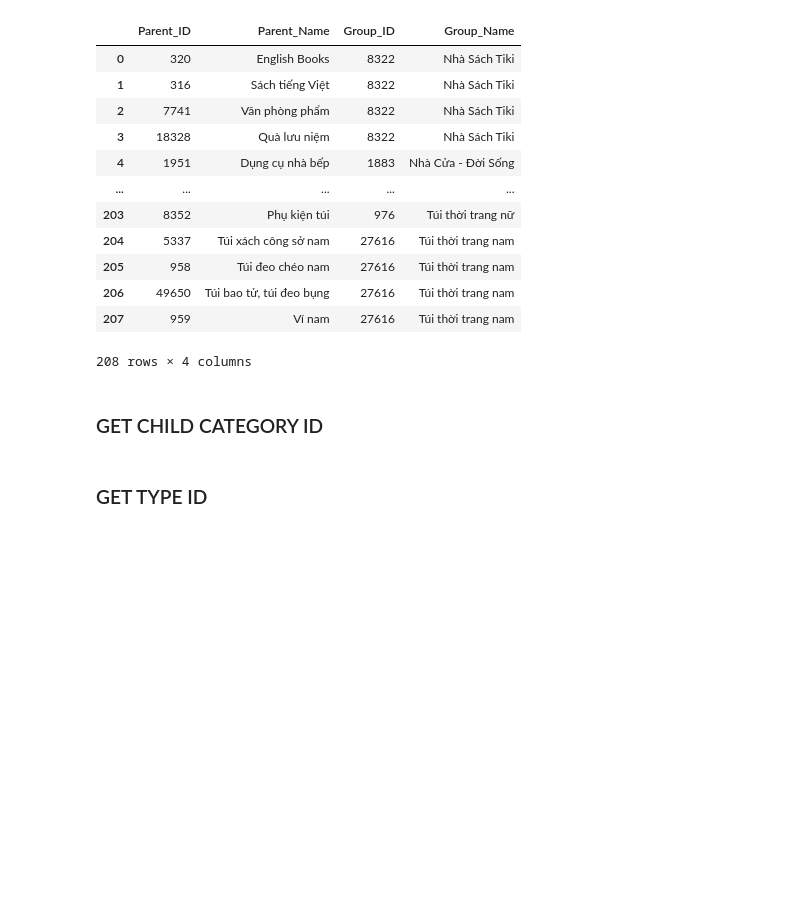
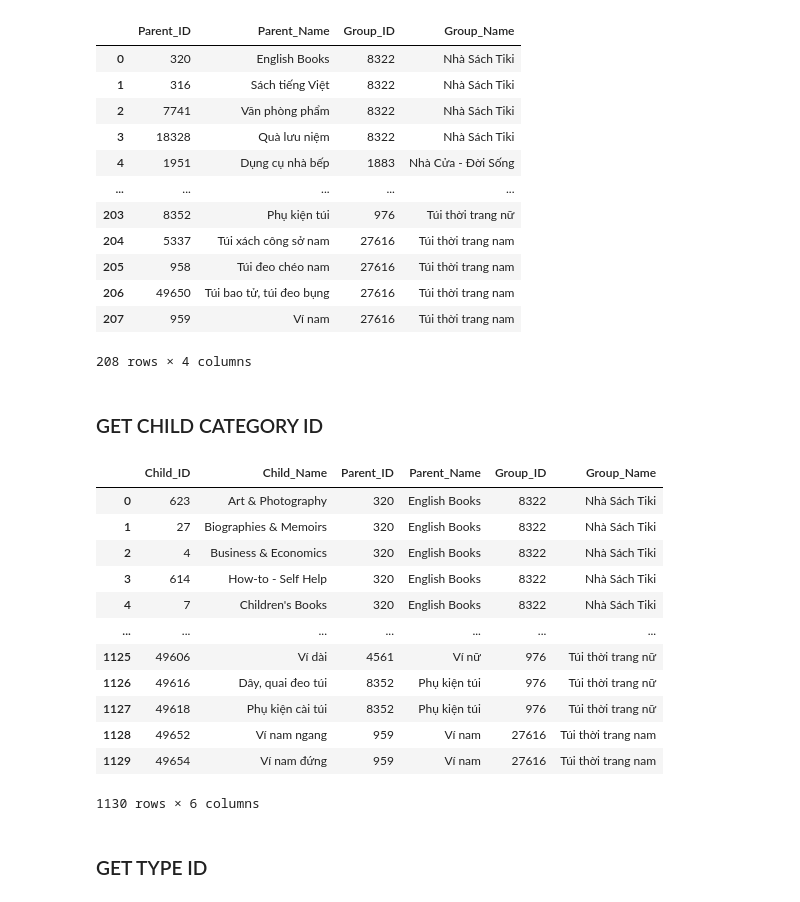
Before and after one commit to KieTuaNguyen/ETL_FinalYearProject, a Jupyter notebook: Tiki/APIProcess.ipynb, the cells around one changed output. Drawn from its saved outputs; the diff is of its cells as text; code cells hidden in the pictures; blank space fills up the shorter version.

```diff
--- a/Tiki/APIProcess.ipynb
+++ b/Tiki/APIProcess.ipynb
@@ -137,5 +137,20 @@ for parent_id in parent_category["Parent_ID"]:
             child_category_list.append([id, name, parent_id, parent_name, group_id, group_name])
 # %%
 child_category = pd.DataFrame(child_category_list, columns=["Child_ID", "Child_Name", "Parent_ID", "Parent_Name", "Group_ID", "Group_Name"])
+child_category
+# %% [output]
+|  | Child_ID | Child_Name | Parent_ID | Parent_Name | Group_ID | Group_Name |
+| 0 | 623 | Art & Photography | 320 | English Books | 8322 | Nhà Sách Tiki |
+| 1 | 27 | Biographies & Memoirs | 320 | English Books | 8322 | Nhà Sách Tiki |
+| 2 | 4 | Business & Economics | 320 | English Books | 8322 | Nhà Sách Tiki |
+| 3 | 614 | How-to - Self Help | 320 | English Books | 8322 | Nhà Sách Tiki |
+| 4 | 7 | Children's Books | 320 | English Books | 8322 | Nhà Sách Tiki |
+| ... | ... | ... | ... | ... | ... | ... |
+| 1125 | 49606 | Ví dài | 4561 | Ví nữ | 976 | Túi thời trang nữ |
+| 1126 | 49616 | Dây, quai đeo túi | 8352 | Phụ kiện túi | 976 | Túi thời trang nữ |
+| 1127 | 49618 | Phụ kiện cài túi | 8352 | Phụ kiện túi | 976 | Túi thời trang nữ |
+| 1128 | 49652 | Ví nam ngang | 959 | Ví nam | 27616 | Túi thời trang nam |
+| 1129 | 49654 | Ví nam đứng | 959 | Ví nam | 27616 | Túi thời trang nam |
+1130 rows × 6 columns
 # %% [markdown]
 ### GET TYPE ID
```
Also changed, not shown: parts of 6 cells of this notebook, 2 other files.
